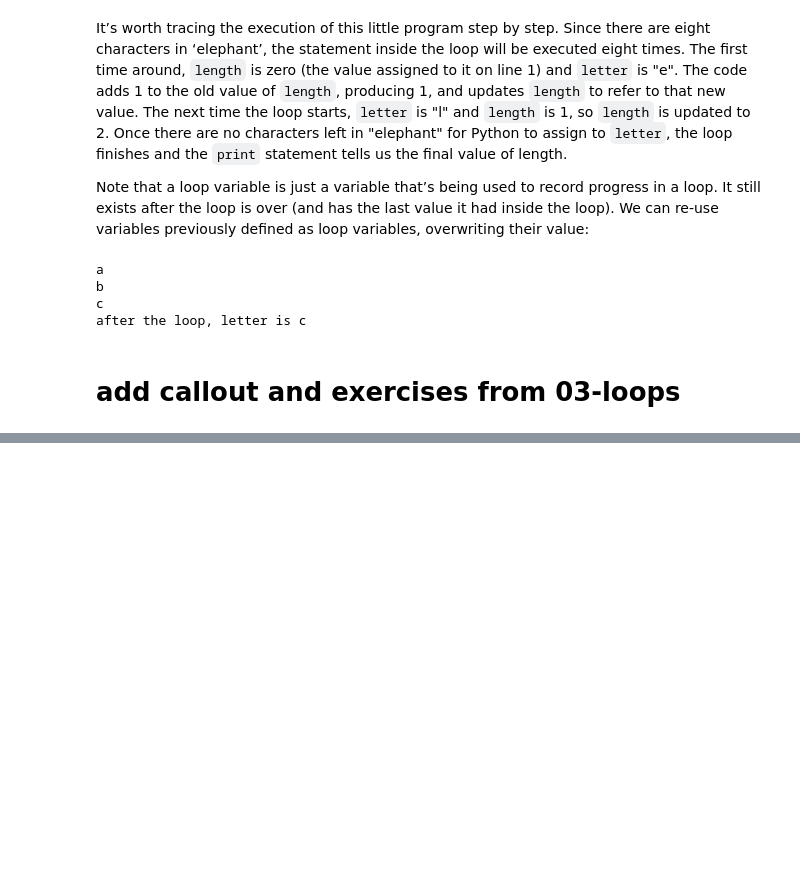
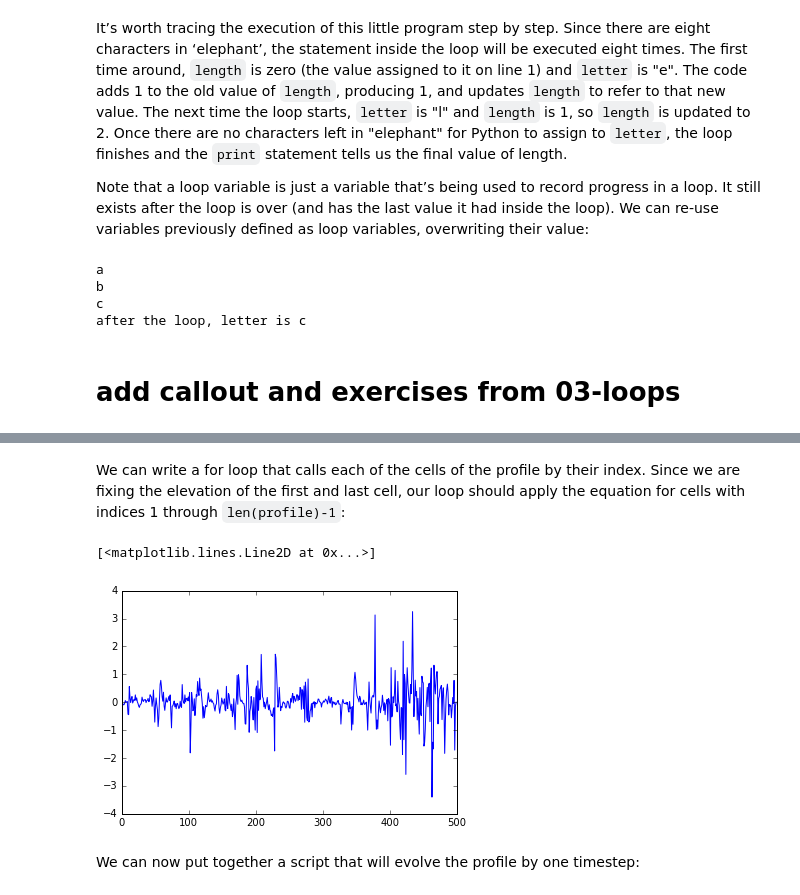
Before and after one commit to csdms/csdms-carpentry, a Jupyter notebook: lessons/python/04-models.ipynb, the cells around one changed output, grey strips where cells are left out. Cells and saved outputs as stored; diff of their text form; code cells hidden in the pictures; blank space fills up the shorter version.

```diff
--- a/lessons/python/04-models.ipynb
+++ b/lessons/python/04-models.ipynb
@@ -179,0 +190,12 @@ after the loop, letter is c
+# %% [markdown]
+We can write a for loop that calls each of the cells of the profile by their index. Since we are fixing the elevation of the first and last cell, our loop should apply the equation for cells with indices 1 through `len(profile)-1`:
+# %%
+for i in range(1,len(profile)-1):
+    newProfile[i] = profile[i] + K * dt * (profile[i+1] - 2 * profile[i] + profile[i-1]) / dx**2
+
+plt.plot(profile - newProfile)
+# %% [output]
+[<matplotlib.lines.Line2D at 0x...>]
+[figure, added]
+# %% [markdown]
+We can now put together a script that will evolve the profile by one timestep:
```
Also changed, not shown: parts of 27 cells of this notebook.
